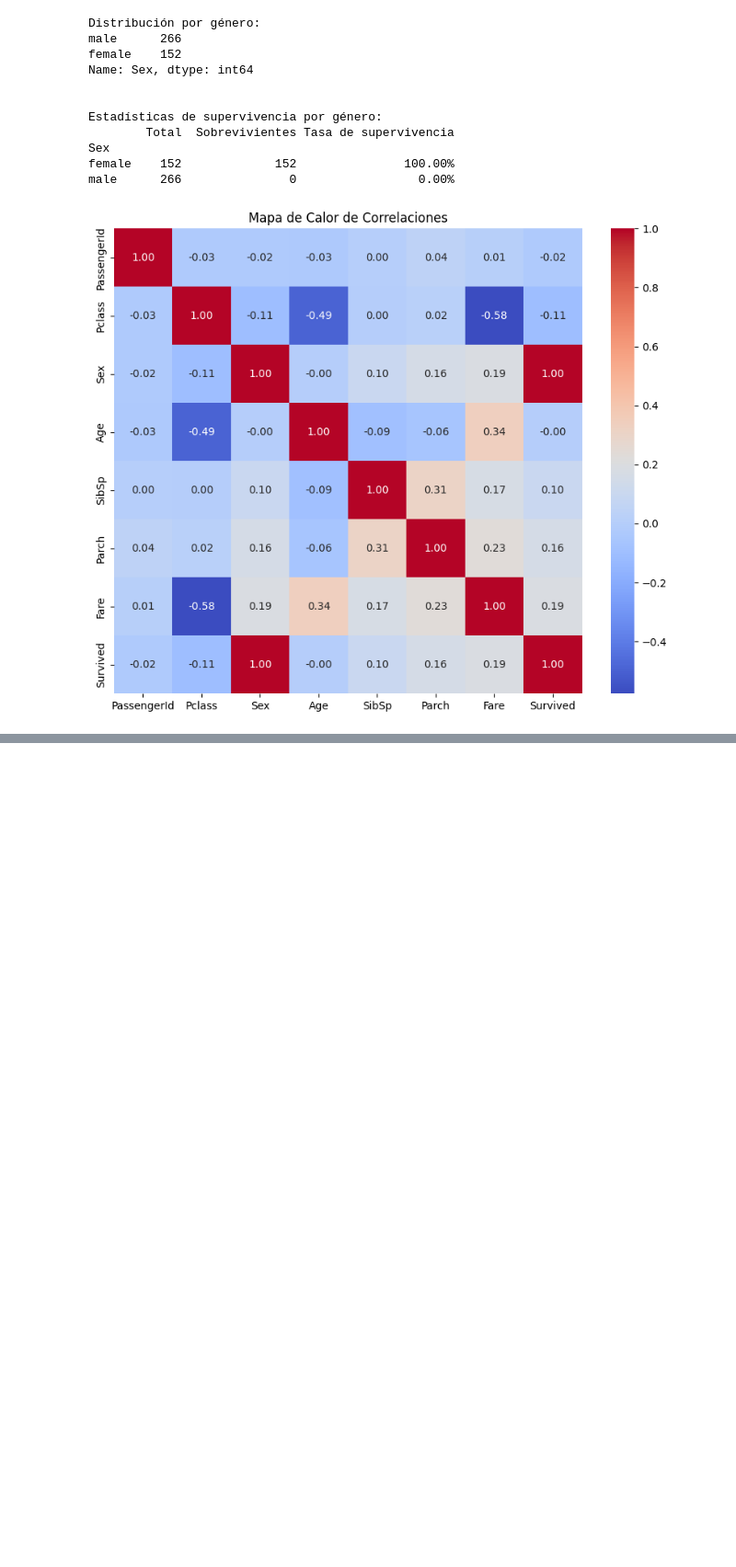
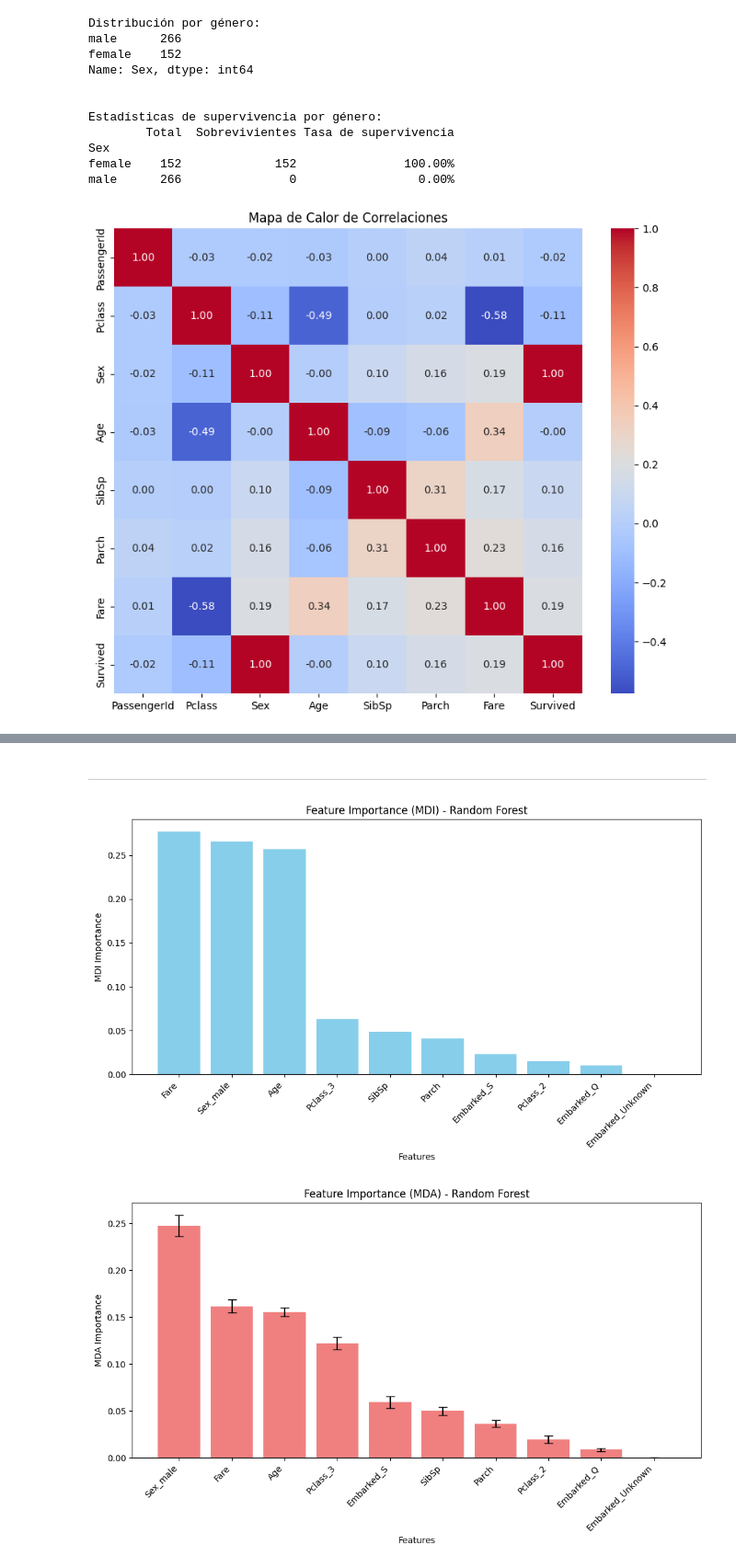
Before and after one commit to PabloSanchez87/DataScience_and_IA, a Jupyter notebook: Notebooks/Daniel/Caso_Titanic/titanic.ipynb, the cells around one changed output, grey strips where cells are left out. Shown at 92% size. Cells and saved outputs as stored; diff of their text form; code cells hidden in the pictures; blank space fills up the shorter version.

```diff
--- a/Notebooks/Daniel/Caso_Titanic/titanic.ipynb
+++ b/Notebooks/Daniel/Caso_Titanic/titanic.ipynb
@@ -508,3 +605,80 @@ SibSp       0.099943
 Age        -0.000013
 Pclass     -0.108615
 Name: Survived, dtype: float64
+# %% [markdown]
+---
+# %%
+import numpy as np
+import pandas as pd
+import matplotlib.pyplot as plt
+from sklearn.ensemble import RandomForestClassifier
+from sklearn.inspection import permutation_importance
+from sklearn.preprocessing import OneHotEncoder
+
+# Función para aplicar One-Hot Encoding
+def apply_one_hot_encoder(input_df, variable_list):
+    encoder = OneHotEncoder(sparse=False, drop='first')  # drop='first' para evitar multicolinealidad
+    encoded_data = encoder.fit_transform(input_df[variable_list])
+    encoded_df = pd.DataFrame(encoded_data, columns=encoder.get_feature_names_out(variable_list))
+    input_encoded_df = pd.concat([input_df.drop(columns=variable_list), encoded_df], axis=1)
+    return input_encoded_df
+
+# Función para calcular y mostrar la importancia de características usando MDI
+def mdi(X, y):
+    rft = RandomForestClassifier(random_state=42)
+    rft.fit(X, y)
+    mdi_importance = rft.feature_importances_
+
+    feature_names = X.columns
+    indices = np.argsort(mdi_importance)[::-1]  # Ordenar por importancia
+
+    plt.figure(figsize=(10, 6))
+    plt.bar(range(len(mdi_importance)), mdi_importance[indices], align="center", color='skyblue')
+    plt.xticks(range(len(mdi_importance)), [feature_names[i] for i in indices], rotation=45, ha="right")
+    plt.xlabel("Features")
+    plt.ylabel("MDI Importance")
+    plt.title("Feature Importance (MDI) - Random Forest")
+    plt.tight_layout()
+    plt.show()
+
+# Función para calcular y mostrar la importancia de características usando MDA
+def mda(X, y):
+    feature_names = X.columns
+    rft = RandomForestClassifier(random_state=42)
+    rft.fit(X, y)
+    perm_importance = permutation_importance(rft, X, y, scoring="accuracy", n_repeats=10, random_state=42)
+    importance_means = perm_importance.importances_mean
+    importance_stds = perm_importance.importances_std
+    indices = np.argsort(importance_means)[::-1]  # Ordenar por importancia
+
+    plt.figure(figsize=(10, 6))
+    plt.bar(range(len(importance_means)), importance_means[indices], yerr=importance_stds[indices], align="center", color="lightcoral", capsize=5)
+    plt.xticks(range(len(importance_means)), [feature_names[i] for i in indices], rotation=45, ha="right")
+    plt.xlabel("Features")
+    plt.ylabel("MDA Importance")
+    plt.title("Feature Importance (MDA) - Random Forest")
+    plt.tight_layout()
+    plt.show()
+
+# Manejar valores nulos
+df_train['Age'].fillna(df_train['Age'].median(), inplace=True)
+df_train['Embarked'].fillna(df_train['Embarked'].mode()[0], inplace=True)
+
+# Seleccionar las columnas de interés
+X_columns = ['Pclass', 'Sex', 'Age', 'SibSp', 'Parch', 'Fare', 'Embarked']
+y_column = 'Survived'
+
+X_train = df_train[X_columns]
+y_train = df_train[y_column]
+
+# Aplicar One-Hot Encoding
+X_train_encoded = apply_one_hot_encoder(X_train, ['Pclass', 'Sex', 'Embarked'])
+
+# Calcular y mostrar la importancia de características usando MDI
+mdi(X_train_encoded, y_train)
+
+# Calcular y mostrar la importancia de características usando MDA
+mda(X_train_encoded, y_train)
+# %% [output]
+[figure, added]
+[figure, added]
```
Also changed, not shown: parts of 9 cells of this notebook.
